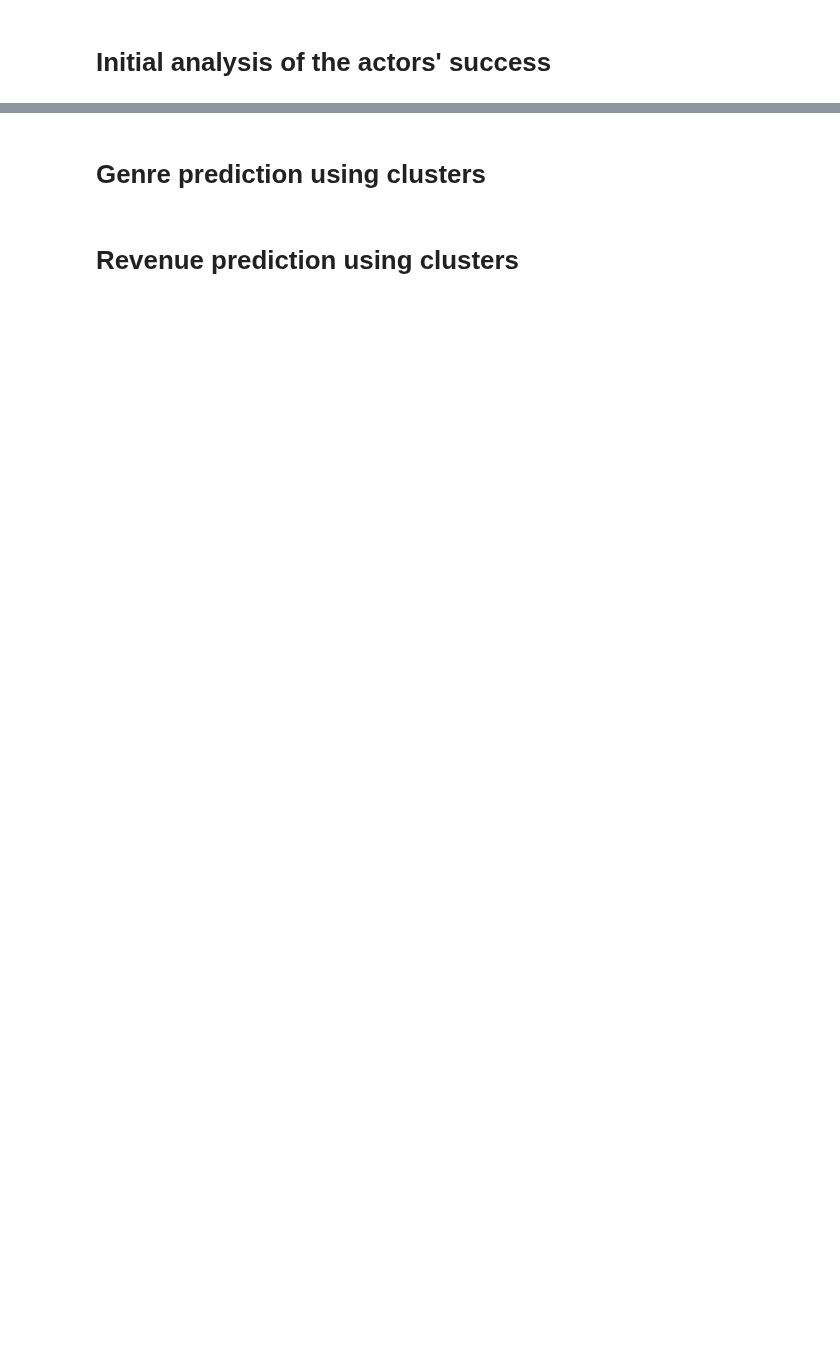
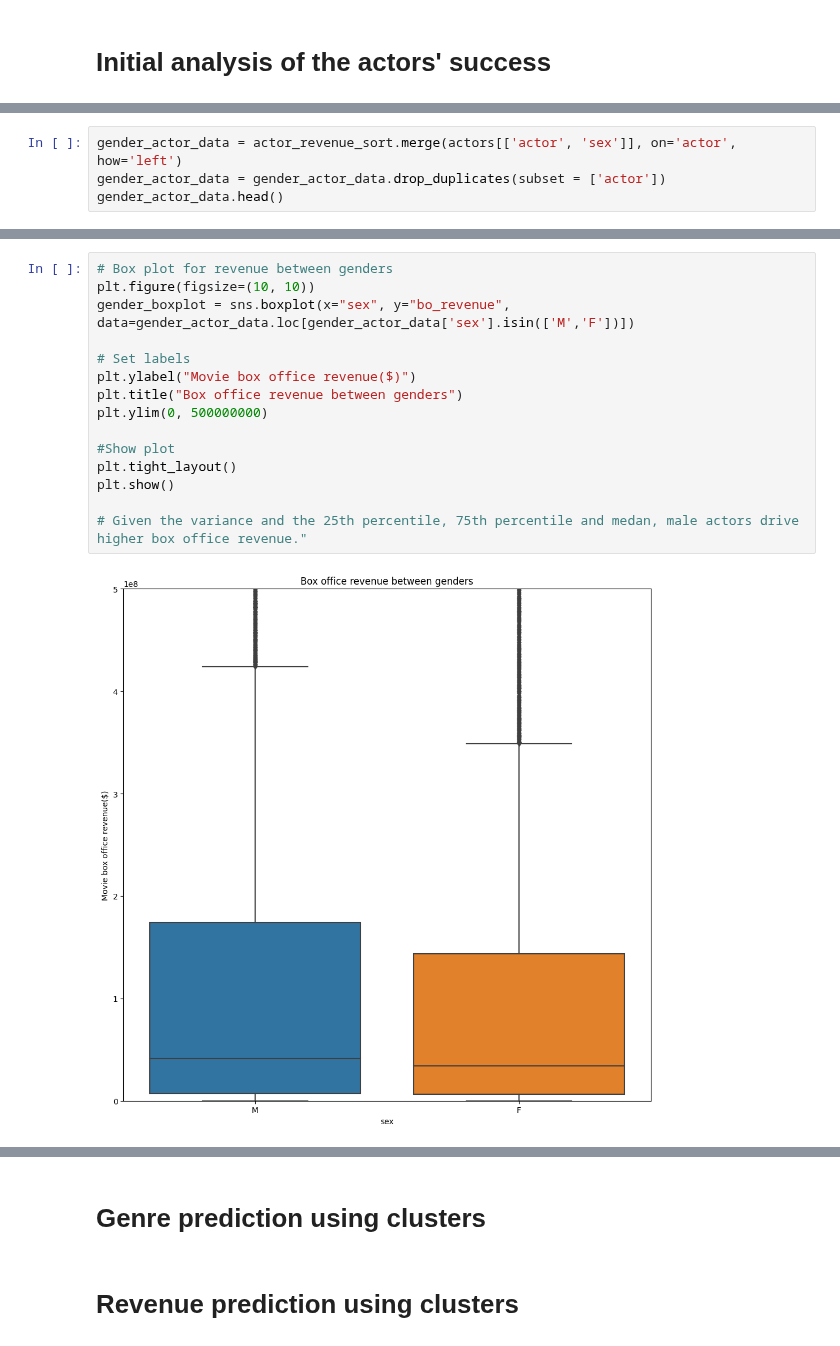
Before and after one commit to epfl-ada/ada-2023-project-perrysplatypuses, a Jupyter notebook: milestone_p2.ipynb, the cells around one changed output, grey strips where cells are left out. Drawn from its saved outputs; the diff is of its cells as text; blank space fills up the shorter version.

```diff
--- a/milestone_p2.ipynb
+++ b/milestone_p2.ipynb
@@ -72,0 +395,4 @@ characters_and_movies[characters_and_movies['title'].str.contains("Batman")][['t
+# %%
+gender_actor_data = actor_revenue_sort.merge(actors[['actor', 'sex']], on='actor', how='left')
+gender_actor_data = gender_actor_data.drop_duplicates(subset = ['actor'])
+gender_actor_data.head()
@@ -72,0 +406,17 @@ characters_and_movies[characters_and_movies['title'].str.contains("Batman")][['t
+# %%
+# Box plot for revenue between genders
+plt.figure(figsize=(10, 10))
+gender_boxplot = sns.boxplot(x="sex", y="bo_revenue", data=gender_actor_data.loc[gender_actor_data['sex'].isin(['M','F'])])
+
+# Set labels
+plt.ylabel("Movie box office revenue($)")
+plt.title("Box office revenue between genders")
+plt.ylim(0, 500000000)
+
+#Show plot
+plt.tight_layout()
+plt.show()
+
+# Given the variance and the 25th percentile, 75th percentile and medan, male actors drive higher box office revenue."
+# %% [output]
+[figure, added]
```
Also changed, not shown: parts of 44 cells of this notebook, 2 other files.
